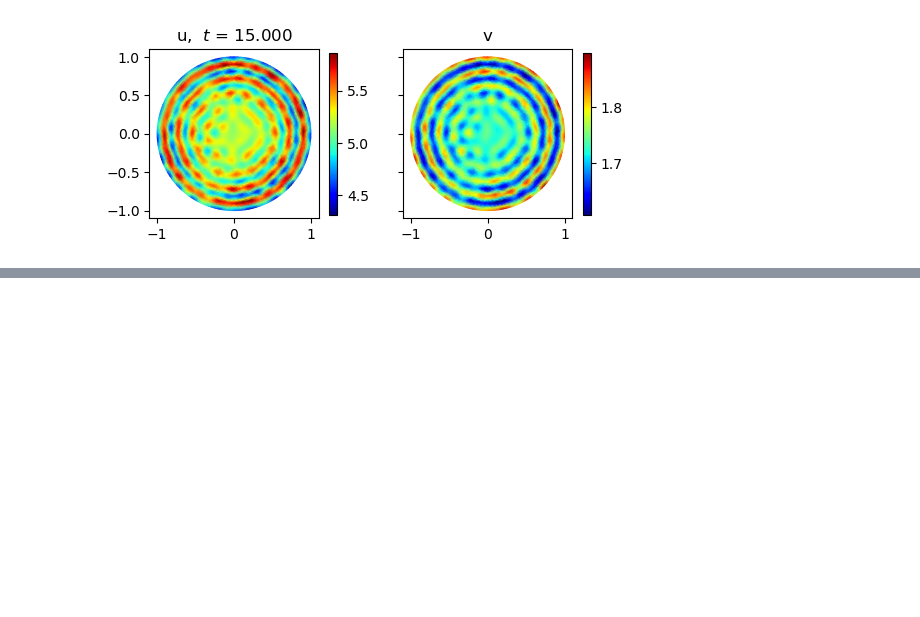
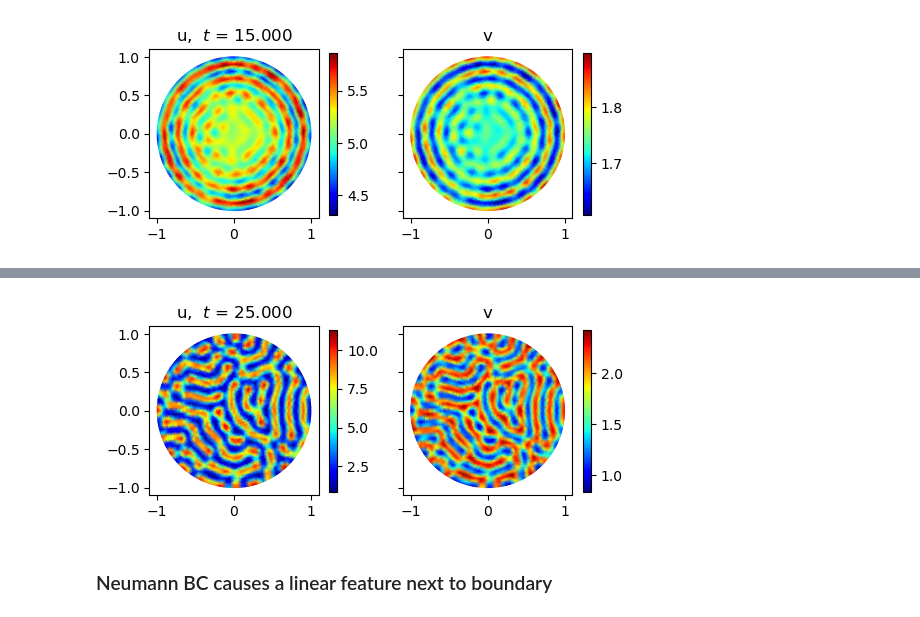
Before and after one commit to aquillen/Pattern_Formation_FEM, a Jupyter notebook: fem_brus_circle_nonzeroneumann.ipynb, the cells around one changed output, grey strips where cells are left out. Saved outputs shown, nothing was run; the diff lists cells and outputs as text; code cells hidden in the pictures; blank space fills up the shorter version.

```diff
--- a/fem_brus_circle_nonzeroneumann.ipynb
+++ b/fem_brus_circle_nonzeroneumann.ipynb
@@ -248,0 +396,11 @@ disp(mcirc,u,v,basis,t)
+# %%
+u = u_init; v = v_init; t=0;
+rdtype = 'Br'
+alpha = 5.2; beta = 9.  # choose some nice Brusselator params
+for i in range(5000):
+    t, u, v = one_step(t,u,v)
+disp(mcirc,u,v,basis,t)
+# %% [output]
+[figure, added]
+# %% [markdown]
+### Neumann BC causes a linear feature next to boundary
```
Also changed, not shown: parts of 12 cells of this notebook.
